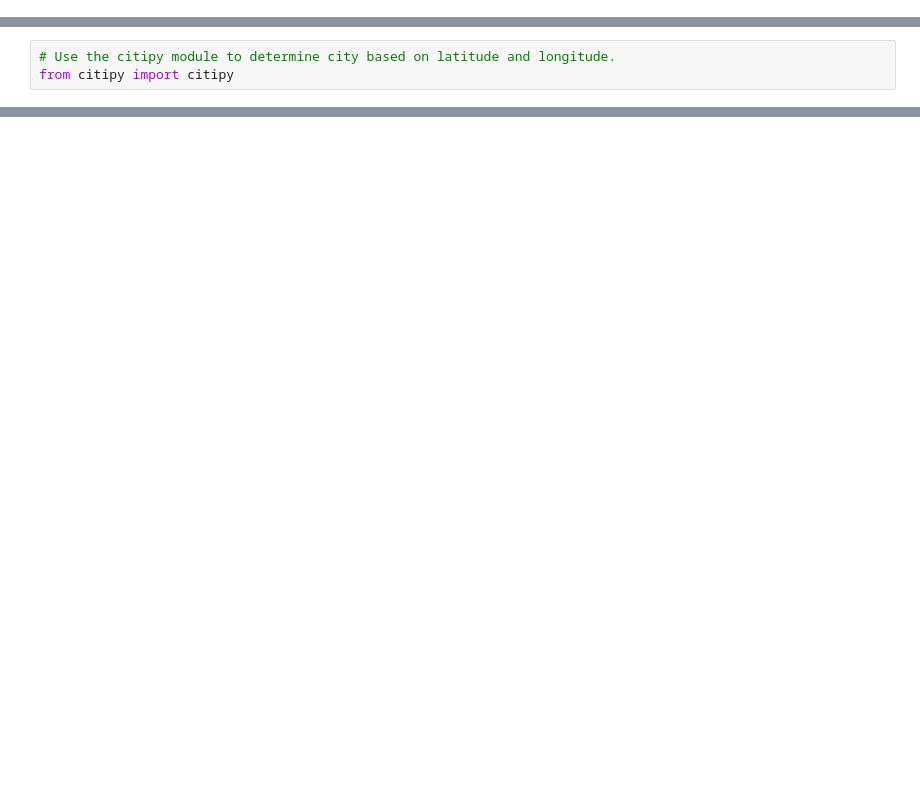
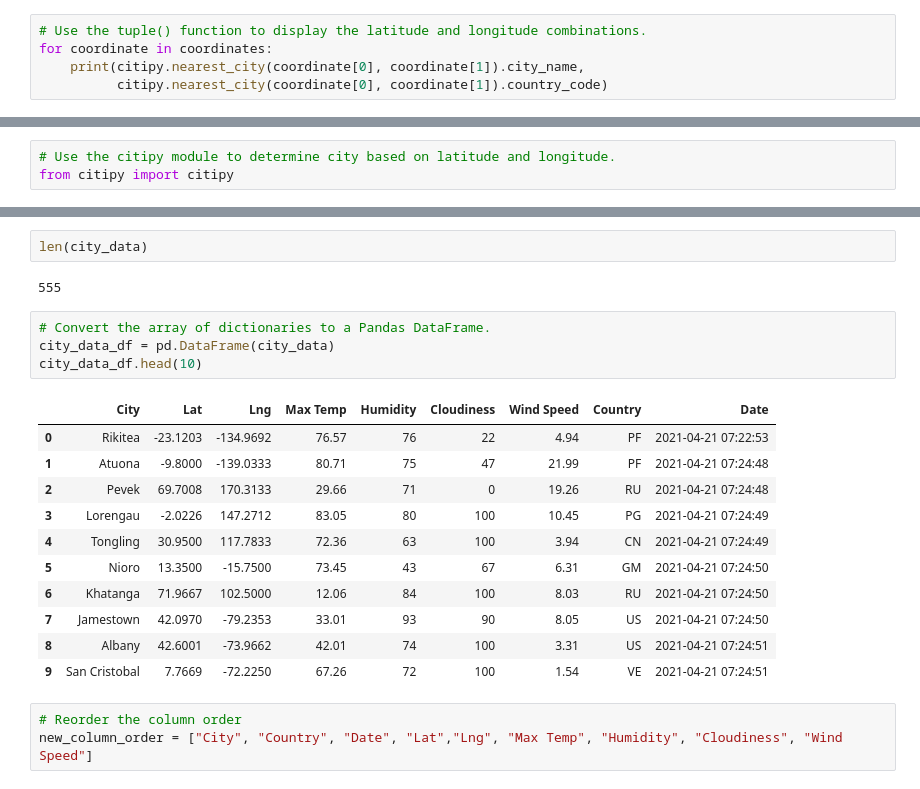
Before and after one commit to MikMickey/World_Weather_Analysis, a Jupyter notebook: WeatherPy.ipynb, the cells around one changed output, grey strips where cells are left out. Saved outputs shown, nothing was run; the diff lists cells and outputs as text; blank space fills up the shorter version.

```diff
--- a/WeatherPy.ipynb
+++ b/WeatherPy.ipynb
@@ -16,0 +21,5 @@ coordinates = list(lat_lngs)
+# %%
+# Use the tuple() function to display the latitude and longitude combinations.
+for coordinate in coordinates:
+    print(citipy.nearest_city(coordinate[0], coordinate[1]).city_name,
+          citipy.nearest_city(coordinate[0], coordinate[1]).country_code)
@@ -60,0 +222,23 @@ len(cities)
+# %%
+len(city_data)
+# %% [output]
+555
+# %%
+# Convert the array of dictionaries to a Pandas DataFrame.
+city_data_df = pd.DataFrame(city_data)
+city_data_df.head(10)
+# %% [output]
+|  | City | Lat | Lng | Max Temp | Humidity | Cloudiness | Wind Speed | Country | Date |
+| 0 | Rikitea | -23.1203 | -134.9692 | 76.57 | 76 | 22 | 4.94 | PF | 2021-04-21 07:22:53 |
+| 1 | Atuona | -9.8000 | -139.0333 | 80.71 | 75 | 47 | 21.99 | PF | 2021-04-21 07:24:48 |
+| 2 | Pevek | 69.7008 | 170.3133 | 29.66 | 71 | 0 | 19.26 | RU | 2021-04-21 07:24:48 |
+| 3 | Lorengau | -2.0226 | 147.2712 | 83.05 | 80 | 100 | 10.45 | PG | 2021-04-21 07:24:49 |
+| 4 | Tongling | 30.9500 | 117.7833 | 72.36 | 63 | 100 | 3.94 | CN | 2021-04-21 07:24:49 |
+| 5 | Nioro | 13.3500 | -15.7500 | 73.45 | 43 | 67 | 6.31 | GM | 2021-04-21 07:24:50 |
+| 6 | Khatanga | 71.9667 | 102.5000 | 12.06 | 84 | 100 | 8.03 | RU | 2021-04-21 07:24:50 |
+| 7 | Jamestown | 42.0970 | -79.2353 | 33.01 | 93 | 90 | 8.05 | US | 2021-04-21 07:24:50 |
+| 8 | Albany | 42.6001 | -73.9662 | 42.01 | 74 | 100 | 3.31 | US | 2021-04-21 07:24:51 |
+| 9 | San Cristobal | 7.7669 | -72.2250 | 67.26 | 72 | 100 | 1.54 | VE | 2021-04-21 07:24:51 |
+# %%
+# Reorder the column order
+new_column_order = ["City", "Country", "Date", "Lat","Lng", "Max Temp", "Humidity", "Cloudiness", "Wind Speed"]
```
Also changed, not shown: parts of 35 cells of this notebook, 3 other files.
